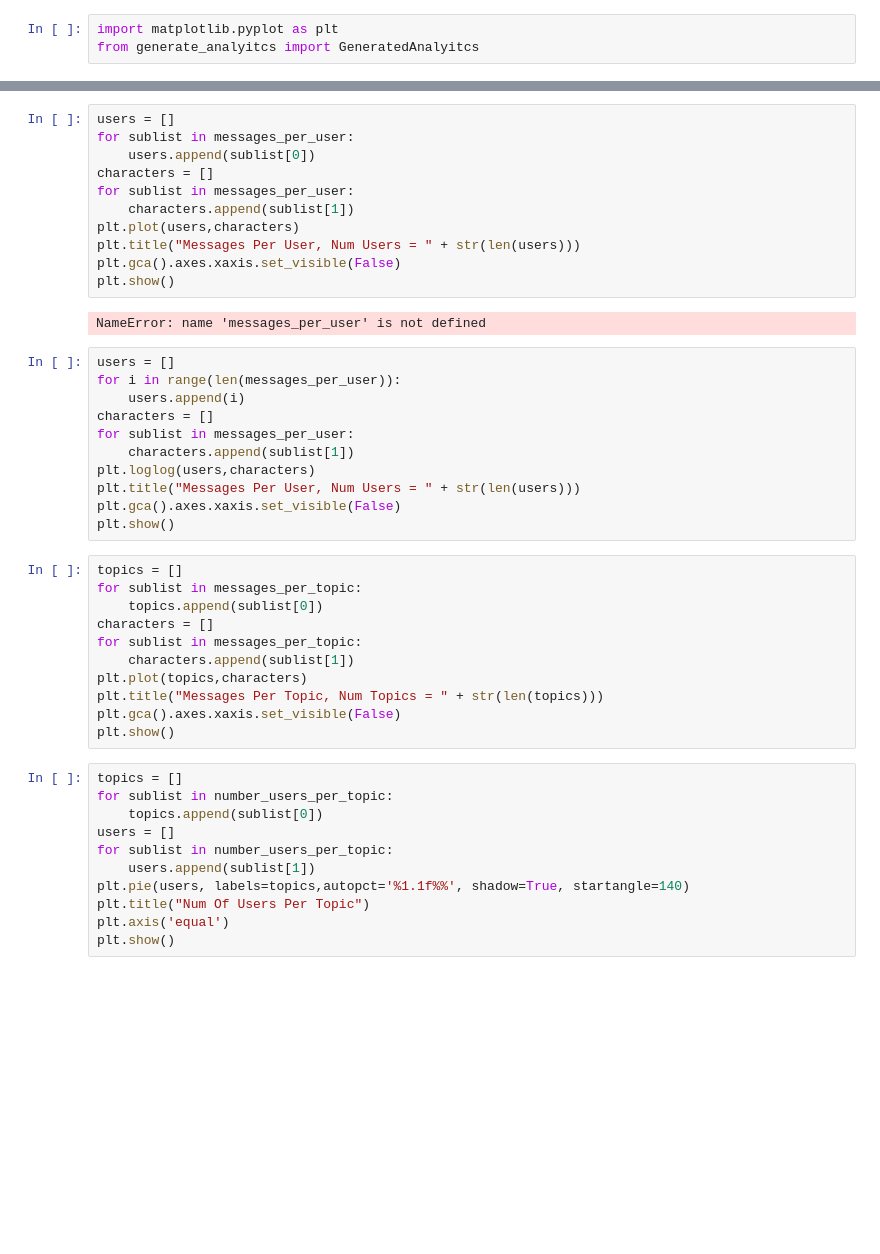
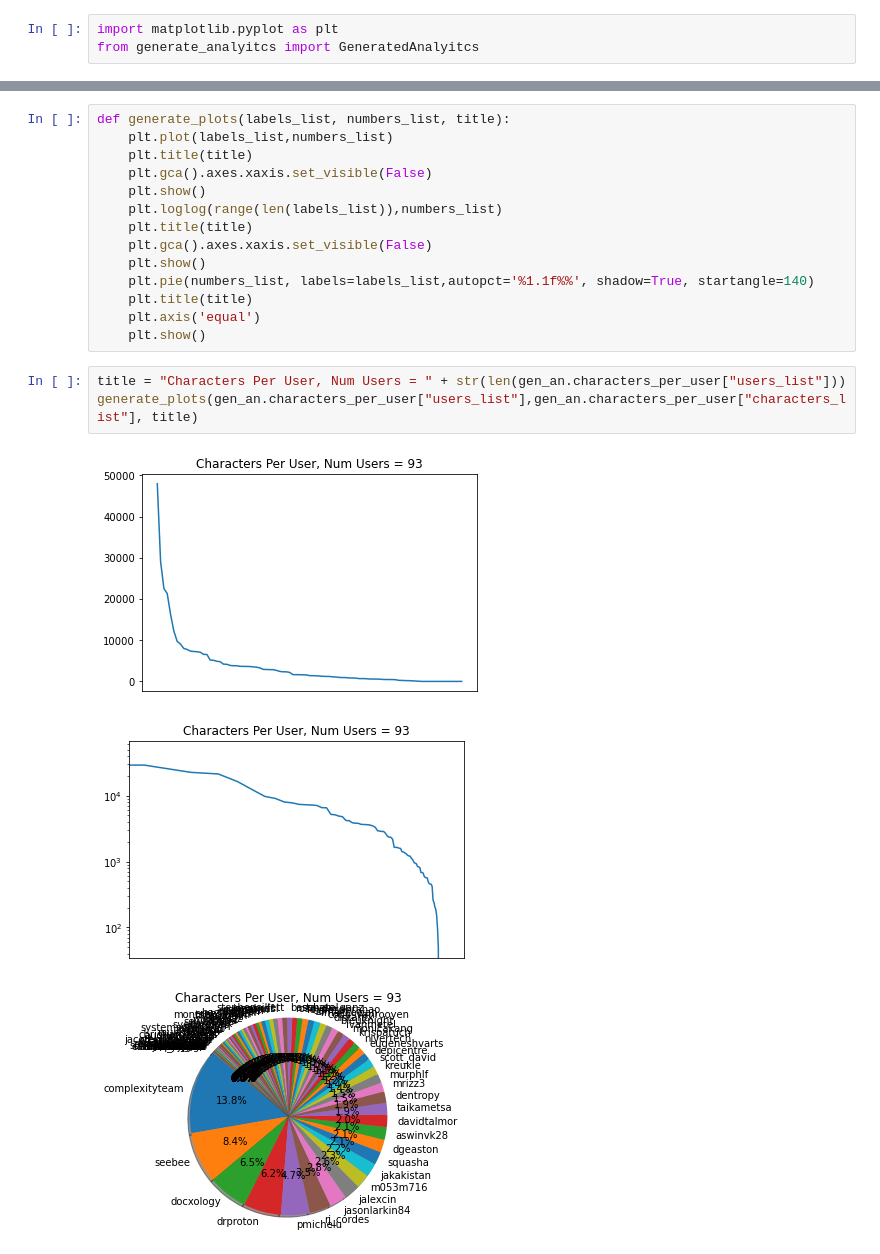
Before and after one commit to dentropy/keybase-binding-original, a Jupyter notebook: generate_graphs.ipynb, the cells around one changed output, grey strips where cells are left out. Drawn from its saved outputs; the diff is of its cells as text; blank space fills up the shorter version.

```diff
--- a/generate_graphs.ipynb
+++ b/generate_graphs.ipynb
@@ -22,46 +6,21 @@ plt.show()
-# %%
-users = []
-for sublist in messages_per_user:
-    users.append(sublist[0])
-characters = []
-for sublist in messages_per_user:
-    characters.append(sublist[1])
-plt.plot(users,characters)
-plt.title("Messages Per User, Num Users = " + str(len(users)))
-plt.gca().axes.xaxis.set_visible(False)
-plt.show()
-# %% [output]
-NameError: name 'messages_per_user' is not defined
-# %%
-users = []
-for i in range(len(messages_per_user)):
-    users.append(i)
-characters = []
-for sublist in messages_per_user:
-    characters.append(sublist[1])
-plt.loglog(users,characters)
-plt.title("Messages Per User, Num Users = " + str(len(users)))
-plt.gca().axes.xaxis.set_visible(False)
-plt.show()
-# %%
-topics = []
-for sublist in messages_per_topic:
-    topics.append(sublist[0])
-characters = []
-for sublist in messages_per_topic:
-    characters.append(sublist[1])
-plt.plot(topics,characters)
-plt.title("Messages Per Topic, Num Topics = " + str(len(topics)))
-plt.gca().axes.xaxis.set_visible(False)
-plt.show()
-# %%
-topics = []
-for sublist in number_users_per_topic:
-    topics.append(sublist[0])
-users = []
-for sublist in number_users_per_topic:
-    users.append(sublist[1])
-plt.pie(users, labels=topics,autopct='%1.1f%%', shadow=True, startangle=140)
-plt.title("Num Of Users Per Topic")
-plt.axis('equal')
-plt.show()
+# %%
+def generate_plots(labels_list, numbers_list, title):
+    plt.plot(labels_list,numbers_list)
+    plt.title(title)
+    plt.gca().axes.xaxis.set_visible(False)
+    plt.show()
+    plt.loglog(range(len(labels_list)),numbers_list)
+    plt.title(title)
+    plt.gca().axes.xaxis.set_visible(False)
+    plt.show()
+    plt.pie(numbers_list, labels=labels_list,autopct='%1.1f%%', shadow=True, startangle=140)
+    plt.title(title)
+    plt.axis('equal')
+    plt.show()
+# %%
+title = "Characters Per User, Num Users = " + str(len(gen_an.characters_per_user["users_list"]))
+generate_plots(gen_an.characters_per_user["users_list"],gen_an.characters_per_user["characters_list"], title)
+# %% [output]
+[figure, added]
+[figure, added]
+[figure, added]
```
Also changed, not shown: parts of 8 cells of this notebook, 3 other files.
